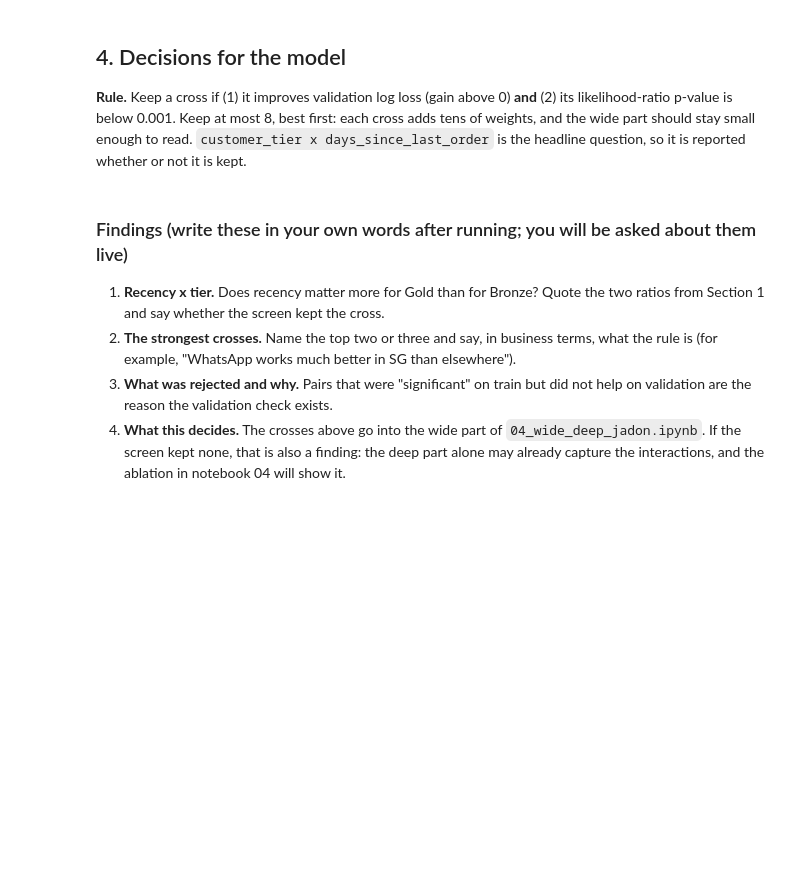
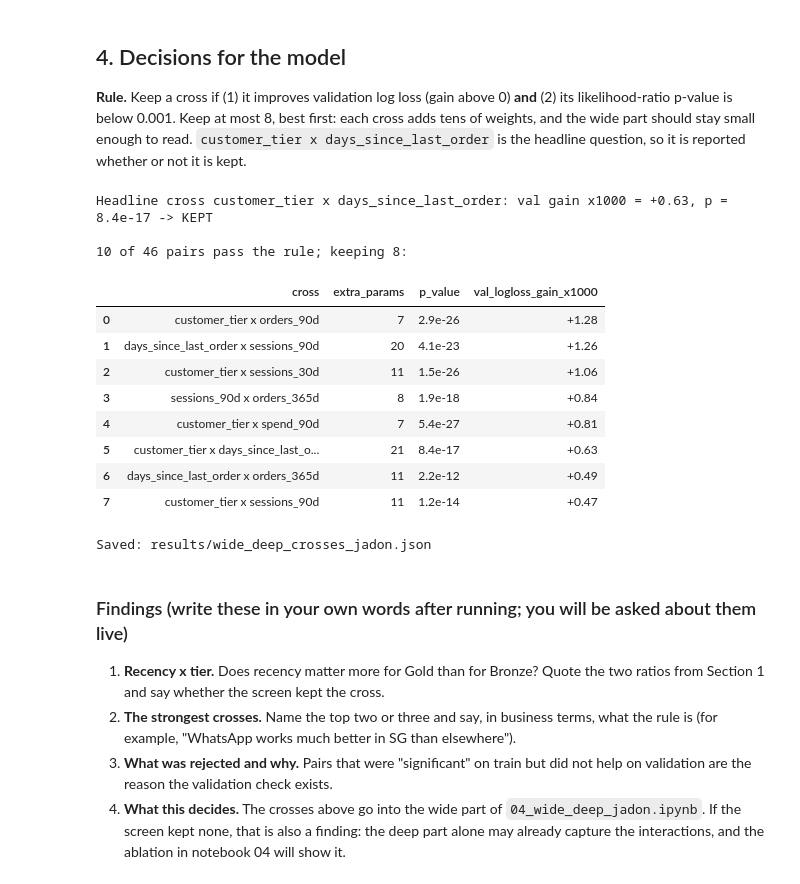
Before and after one commit to rider-26/AI-Innovation-with-Deep-Learning, a Jupyter notebook: notebooks/wide_deepEDA.ipynb, the cells around one changed output. Cells and saved outputs as stored; diff of their text form; code cells hidden in the pictures; blank space fills up the shorter version.

```diff
--- a/notebooks/wide_deepEDA.ipynb
+++ b/notebooks/wide_deepEDA.ipynb
@@ -264,30 +324,44 @@ days_since_last_order` is the headline question, so it is reported whether or no
 # %%
 MAX_CROSSES = 8
 passed = screen[(screen["val_logloss_gain"] > 0) & (screen["p_value"] < 1e-3)]
 chosen = passed.head(MAX_CROSSES)
 
 headline = f"customer_tier{CROSS_SEP}{RECENCY_COL}"
 in_screen = screen[screen["cross"] == headline]
 if len(in_screen):
     r = in_screen.iloc[0]
     kept = "KEPT" if headline in set(chosen["cross"]) else "not kept"
     print(f"Headline cross {headline}: val gain x1000 = {r['val_logloss_gain_x1000']:+.2f}, "
           f"p = {r['p_value']:.2g} -> {kept}")
 
 print(f"\n{len(passed)} of {len(screen)} pairs pass the rule; keeping {len(chosen)}:")
 display(chosen[["cross", "extra_params", "p_value", "val_logloss_gain_x1000"]]
         .style.format({"p_value": "{:.2g}", "val_logloss_gain_x1000": "{:+.2f}"}))
 
 decision = {
     "crosses": [[a, b] for a, b in zip(chosen["col_a"], chosen["col_b"])],
     "rule": "val_logloss_gain > 0 and p_value < 0.001, at most 8, ranked by val_logloss_gain",
     "screened_pairs": len(screen),
-    "made_by": "notebooks/02_eda_interactions_jadon.ipynb",
+    "made_by": "notebooks/wide_deepEDA.ipynb",
 }
 out = RESULTS_DIR / "wide_deep_crosses_jadon.json"
 out.write_text(json.dumps(decision, indent=2))
 screen.to_csv(RESULTS_DIR / "wide_deep_interaction_screen_jadon.csv", index=False)
 print("Saved:", out.relative_to(ROOT).as_posix())
+# %% [output]
+Headline cross customer_tier x days_since_last_order: val gain x1000 = +0.63, p = 8.4e-17 -> KEPT
+
+10 of 46 pairs pass the rule; keeping 8:
+|  | cross | extra_params | p_value | val_logloss_gain_x1000 |
+| 0 | customer_tier x orders_90d | 7 | 2.9e-26 | +1.28 |
+| 1 | days_since_last_order x sessions_90d | 20 | 4.1e-23 | +1.26 |
+| 2 | customer_tier x sessions_30d | 11 | 1.5e-26 | +1.06 |
+| 3 | sessions_90d x orders_365d | 8 | 1.9e-18 | +0.84 |
+| 4 | customer_tier x spend_90d | 7 | 5.4e-27 | +0.81 |
+| 5 | customer_tier x days_since_last_o... | 21 | 8.4e-17 | +0.63 |
+| 6 | days_since_last_order x orders_365d | 11 | 2.2e-12 | +0.49 |
+| 7 | customer_tier x sessions_90d | 11 | 1.2e-14 | +0.47 |
+Saved: results/wide_deep_crosses_jadon.json
 # %% [markdown]
 ### Findings (write these in your own words after running; you will be asked about them live)
 
```
Also changed, not shown: parts of 8 cells of this notebook, 12 other files.
